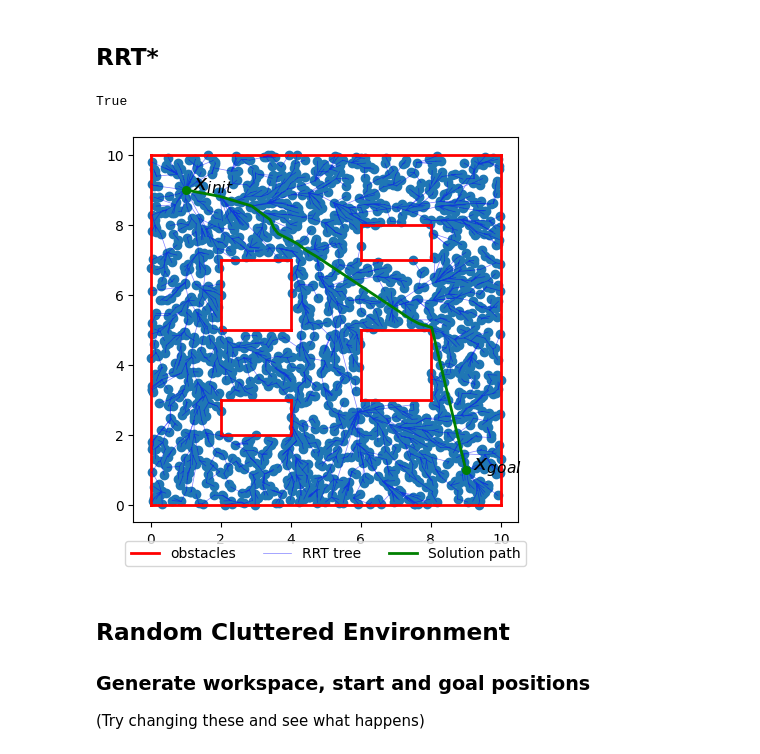
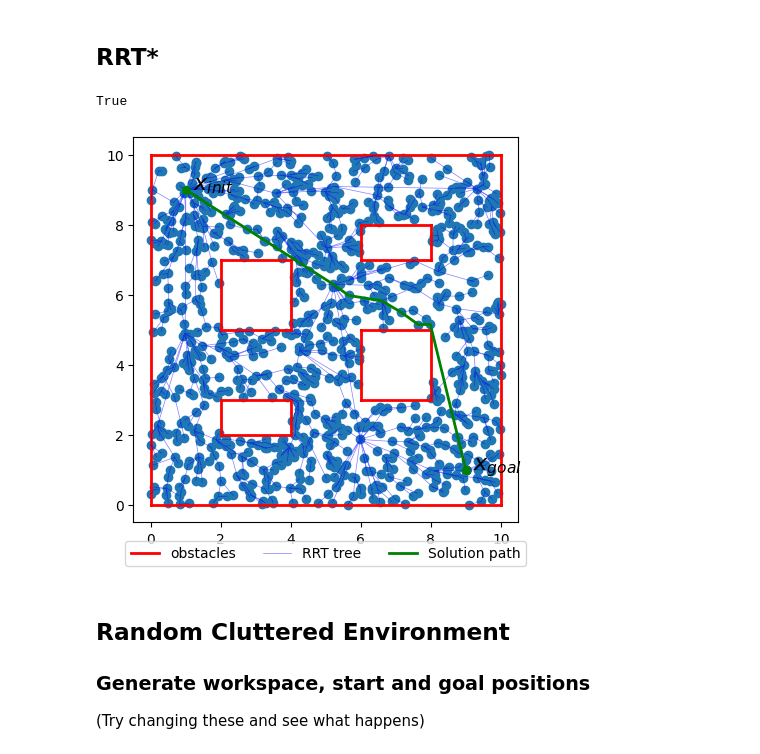
Before and after one commit to pol-francesch/aa274_group31, a Jupyter notebook: AA274A_HW2/sim_astar.ipynb, the cells around one changed output. Saved outputs shown, nothing was run; the diff lists cells and outputs as text; code cells hidden in the pictures.

```diff
--- a/AA274A_HW2/sim_astar.ipynb
+++ b/AA274A_HW2/sim_astar.ipynb
@@ -40,11 +40,11 @@ else:
 # %% [markdown]
 ## RRT*
 # %%
-rrtstar = RRTStar([0,0], [width,height], x_init, x_goal, occupancy)
-rrtstar.solve(eps=5.0, max_iters=2000, goal_bias=0.05, search_radius=5.0, plot=True)
+rrtstar = RRTStar([0,0], [width,height], x_init, x_goal, occupancy, free_motion_step=50)
+rrtstar.solve(eps=5.0, max_iters=1000, goal_bias=0.05, search_radius=5.0, plot=True)
 # %% [output]
 True
-[figure, old version]
+[figure, new version]
 # %% [markdown]
 ## Random Cluttered Environment
 ### Generate workspace, start and goal positions
```
Also changed, not shown: 3 other files.
